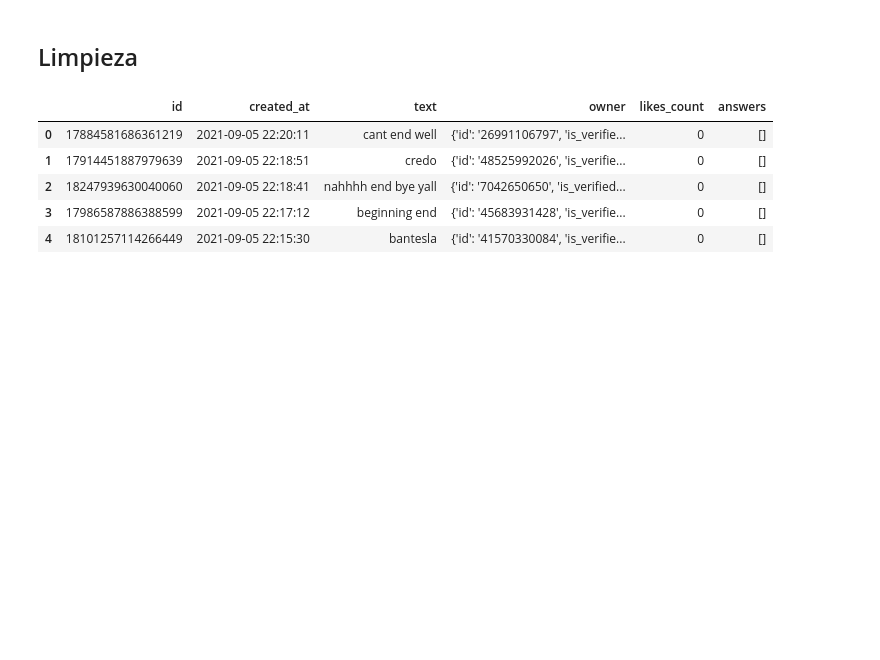
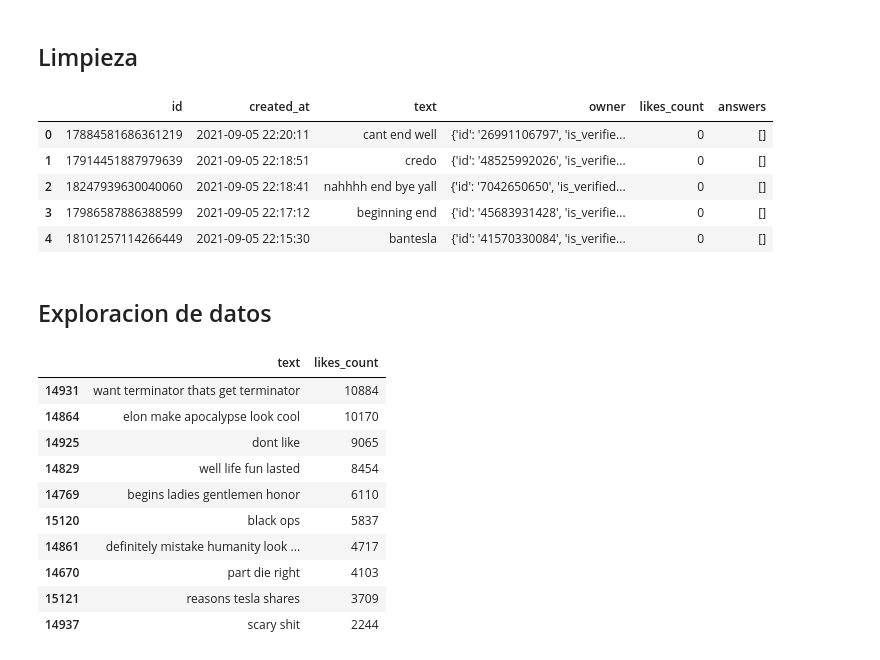
Before and after one commit to UVG-Teams/tesla-bot-launch-analysis, a Jupyter notebook: main.ipynb, the cells around one changed output. Cells and saved outputs as stored; diff of their text form; code cells hidden in the pictures; blank space fills up the shorter version.

Commit message:
exploracion

```diff
--- a/main.ipynb
+++ b/main.ipynb
@@ -64,3 +67,22 @@ instaComments.head()
 | 2 | 18247939630040060 | 2021-09-05 22:18:41 | nahhhh end bye yall | {'id': '7042650650', 'is_verified... | 0 | [] |
 | 3 | 17986587886388599 | 2021-09-05 22:17:12 | beginning end | {'id': '45683931428', 'is_verifie... | 0 | [] |
 | 4 | 18101257114266449 | 2021-09-05 22:15:30 | bantesla | {'id': '41570330084', 'is_verifie... | 0 | [] |
+# %% [markdown]
+## Exploracion de datos
+# %%
+d = instaComments.sort_values('likes_count', ascending=False)
+d = d[d['text'] != ""]
+d = d[['text', 'likes_count']][:10]
+d
+# %% [output]
+|  | text | likes_count |
+| 14931 | want terminator thats get terminator | 10884 |
+| 14864 | elon make apocalypse look cool | 10170 |
+| 14925 | dont like | 9065 |
+| 14829 | well life fun lasted | 8454 |
+| 14769 | begins ladies gentlemen honor | 6110 |
+| 15120 | black ops | 5837 |
+| 14861 | definitely mistake humanity look ... | 4717 |
+| 14670 | part die right | 4103 |
+| 15121 | reasons tesla shares | 3709 |
+| 14937 | scary shit | 2244 |
```
Also changed, not shown: parts of 5 cells of this notebook.
